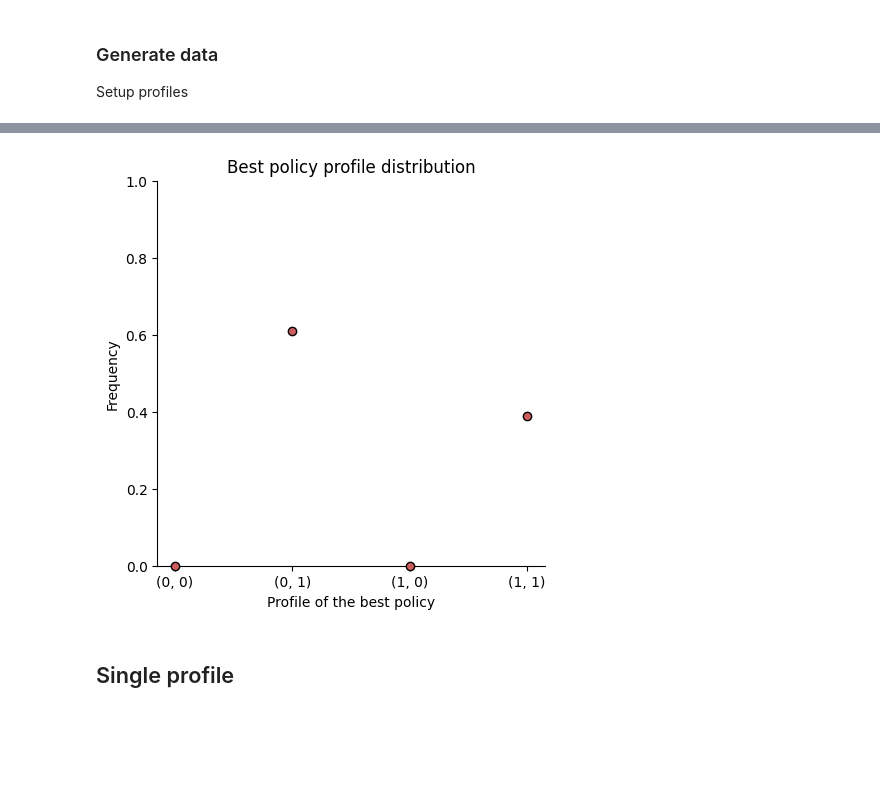
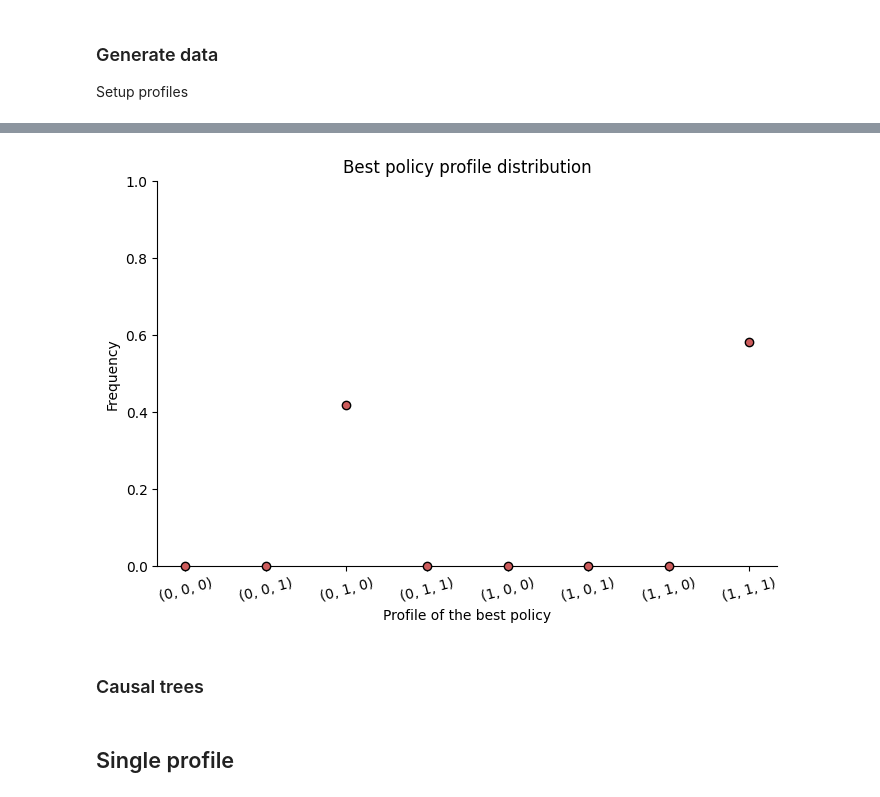
Before and after one commit to AparaV/rashomon-partition-sets, a Jupyter notebook: Code/Rashomon helpers.ipynb, the cells around one changed output, grey strips where cells are left out. Drawn from its saved outputs; the diff is of its cells as text; code cells hidden in the pictures; blank space fills up the shorter version.

Commit message:
Update simulations to 3 arms, use causal trees, and write wrapper to compute all metrics

```diff
--- a/Code/Rashomon helpers.ipynb
+++ b/Code/Rashomon helpers.ipynb
@@ -23,15 +23,11 @@ from rashomon.sets import RashomonSet, RashomonProblemCache, RashomonSubproblemC
 # %%
 # need a function to map policy indices to profiles
 
-M = 2
-R = np.array([5, 5])
+M = 3
+R = np.array([4, 4, 4])
 
 num_profiles = 2**M
 profiles, profile_map = tva.enumerate_profiles(M)
 
 all_policies = tva.enumerate_policies(M, R)
 num_policies = len(all_policies)
-
-policy = (2, 2)
-profile = tva.policy_to_profile(policy)
-print(profile_map[profile])
@@ -134,12 +219,7 @@ for x in true_best:
 
 np.random.seed(3)
 
-# mu = np.random.uniform(0, 4, size=num_pools)
-# mu = np.array([3, 6, 1, 4])
-# mu = [0] * num_policies
-# var = [1] * num_policies
-
-n_per_pol = 100
+n_per_pol = 1000
 
 num_data = num_policies * n_per_pol
 X = np.zeros(shape=(num_data, M))
@@ -155,9 +235,7 @@ for k, profile in enumerate(profiles):
 
         profile_id = tva.policy_to_profile(policy)
         pool_id = pi_policies[k][idx]
-        # pool_i = pi_policies[idx]
         mu_i = mu[k][pool_id]
-        # var_i = var[policy_idx[0]]
         var_i = var[k][pool_id]
         y_i = np.random.normal(mu_i, var_i, size=(n_per_pol, 1))
 
@@ -165,7 +243,6 @@ for k, profile in enumerate(profiles):
         end_idx = (idx_ctr + 1) * n_per_pol
 
         X[start_idx:end_idx, ] = policy
-        # D[start_idx:end_idx, ] = idx
         D[start_idx:end_idx, ] = policy_idx[0]
         y[start_idx:end_idx, ] = y_i
 
@@ -176,10 +253,7 @@ policy_means = loss.compute_policy_means(D, y, num_policies)
 G = tva.alpha_matrix(all_policies)
 D_matrix = tva.get_dummy_matrix(D, G, num_policies)
 # %%
-# Simulation 2
-R_set, rashomon_profiles = RAggregate(M, R, 10, D, y, 1.9, reg=1e-1)
-# Simulation 3
-# R_set, rashomon_profiles = RAggregate(M, R, 15, D, y, 2.5, reg=1e-1)
+R_set, rashomon_profiles = RAggregate(M, R, 15, D, y, 2.2, reg=1e-1)
 
 print(len(R_set))
 # %% [output]
@@ -231,22 +305,24 @@ Best model loss 1.6030934602664904 and best policy (1, 4)
 # %%
-fig, ax = plt.subplots(figsize=(5,5))
+fig, ax = plt.subplots(figsize=(8,5))
 
 ax.spines[['right', 'top']].set_visible(False)
 
 ax.scatter(np.arange(len(profiles)), best_profile_freq,
            color="indianred", edgecolor="black", zorder=3, clip_on=False,
            # label="Rashomon Set"
           )
 
 ax.set_title("Best policy profile distribution")
-ax.set_xticks(np.arange(len(profiles)), profiles)
+ax.set_xticks(np.arange(len(profiles)), profiles, rotation=15)
 ax.set_xlabel("Profile of the best policy")
 ax.set_ylim(0, 1)
 ax.set_ylabel("Frequency")
 
 # ax.legend(loc="center left", bbox_to_anchor=(1, 0.5))
 
 # plt.savefig("../Figures/worst_case/MSE.png", dpi=300, bbox_inches="tight")
 plt.show()
 # %% [output]
-[figure, old version]
+[figure, new version]
+# %% [markdown]
+### Causal trees
```
Also changed, not shown: parts of 13 cells of this notebook, 3 other files.
